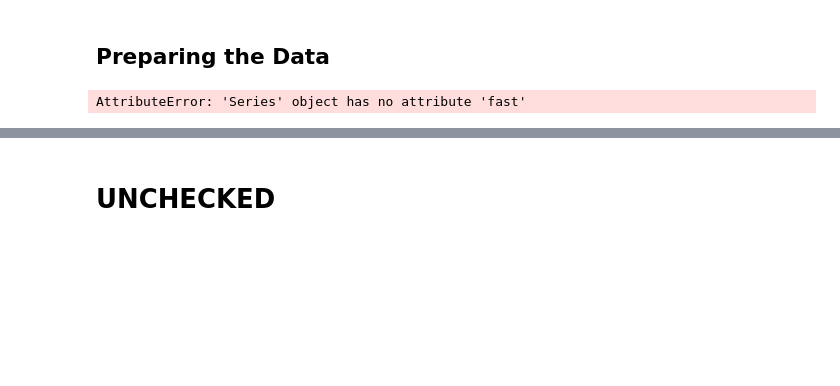
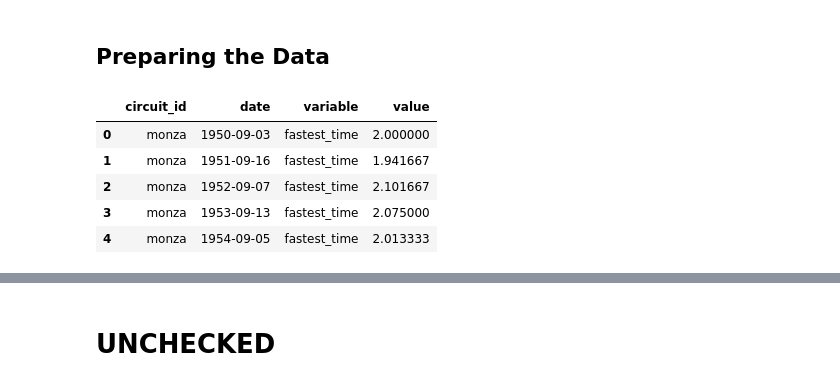
Before and after one commit to ttsudarshan/F1-Database, a Jupyter notebook: RaceDataAnalysis.ipynb, the cells around one changed output, grey strips where cells are left out. Drawn from its saved outputs; the diff is of its cells as text; code cells hidden in the pictures; blank space fills up the shorter version.

```diff
--- a/RaceDataAnalysis.ipynb
+++ b/RaceDataAnalysis.ipynb
@@ -248,42 +247,43 @@ tracks = ['monza', 'monaco', 'silverstone'] # Circuits of interest; have the mos
 # %%
 race[['date']] = race[['date']].apply(pd.to_datetime, format="$Y-$m-$d")
 
 
 
 def query_circuit(circuit_name: str) -> pd.DataFrame:
     selected_data = (race.query(f'circuit_id == "{circuit_name}"')
                      .rename(columns={'id' : 'race_id'}))                                           # Change id name to match with race_data for merge
 
     selected_data = (
         selected_data
             .drop(columns=['time','grand_prix_id', 'circuit_id' ,'circuit_type', 'direction'])      # Remove redundant information (same for all rows)
             .dropna(axis=1, how='all')                                                              # Remove non-applicable information (null for all rows)
 
             .merge(right=race_data, on='race_id', how='left')                                       # Merge selected data and race_data to obtain lap time data
             .rename(columns={'fastest_lap_time_millis' : 'fastest_time'})
 
             .groupby('race_id')[['fastest_time']]
             .min()                                                                                  # Get the fastest lap time for the entire race
 
-            .merge(right=selected_data[['race_id', 'date']].copy(), on='race_id', how='left' )      # Merge selected data back to maintain date column
+            .merge(right=selected_data[['race_id', 'date', 'circuit_id']].copy(), on='race_id', how='left' )      # Merge selected data back to maintain date column
+            .drop(columns='race_id')
+        )
+    selected_data.rename(columns={'fastest_lap_time_millis' : 'fastest_time'})
 
-            .set_index('date')                                                                      # Index by time instead of race_id
-            .drop(columns='race_id')
-
-            # .set_index('race_id')
-            # .merge(right=race_data, on='race_id')                                                   # Include racer data
-        )
-    # selected_data.rename(columns={'fastest_lap_time_millis' : 'fastest_time'})
-
-    selected_data['fastest_time'] = selected_data.apply(lambda row: row.fastest_time / 60000)
-    selected_data['record'] = selected_data.expanding().min()
-
+    selected_data['fastest_time'] = selected_data['fastest_time'] / 60000
+    selected_data['record'] = selected_data['fastest_time'].expanding().min()
 
     return selected_data
 
 monza_data, monaco_data, silverstone_data = [query_circuit(table) for table in tracks]  #Generate DataFrame for each circuit
+lap_data = pd.concat([query_circuit(table) for table in tracks]).melt(id_vars=['circuit_id', 'date'], value_vars=['fastest_time','record'])
+lap_data.head()
 # %% [output]
-AttributeError: 'Series' object has no attribute 'fast'
+|  | circuit_id | date | variable | value |
+| 0 | monza | 1950-09-03 | fastest_time | 2.000000 |
+| 1 | monza | 1951-09-16 | fastest_time | 1.941667 |
+| 2 | monza | 1952-09-07 | fastest_time | 2.101667 |
+| 3 | monza | 1953-09-13 | fastest_time | 2.075000 |
+| 4 | monza | 1954-09-05 | fastest_time | 2.013333 |
 # %%
 # monza_data = (monza_data.merge(right=race_data, on='race_id', how='left')
 #               .groupby('race_id')[['fastest_lap_time_millis']]
```
Also changed, not shown: parts of 4 cells of this notebook.
